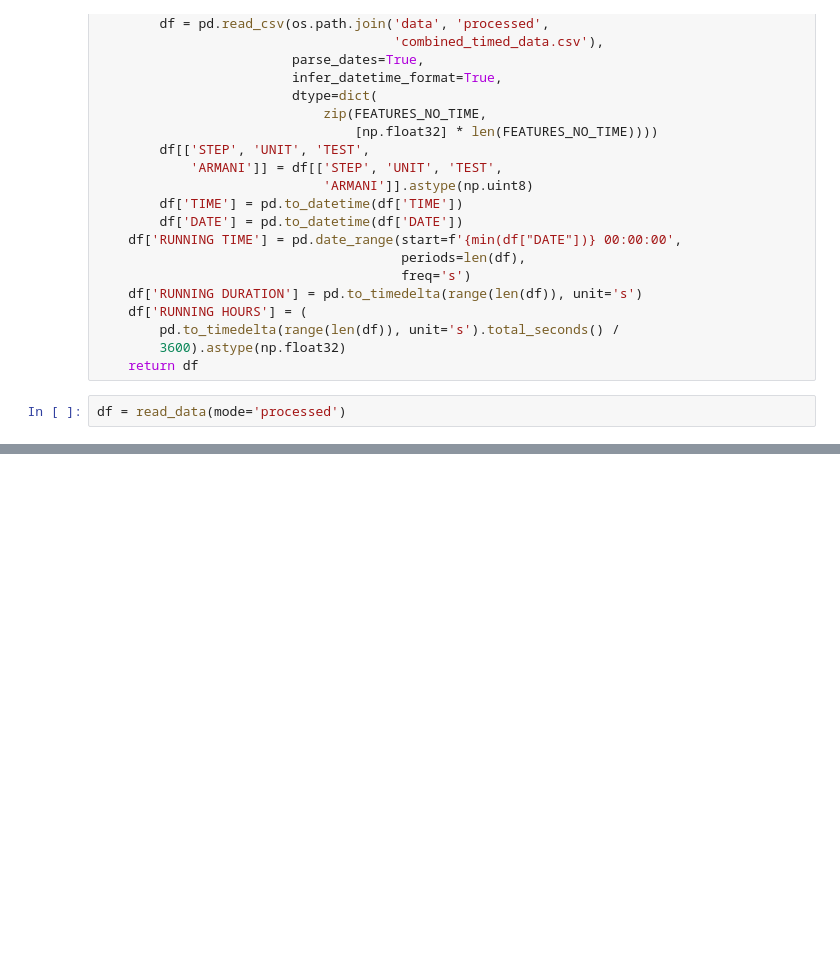
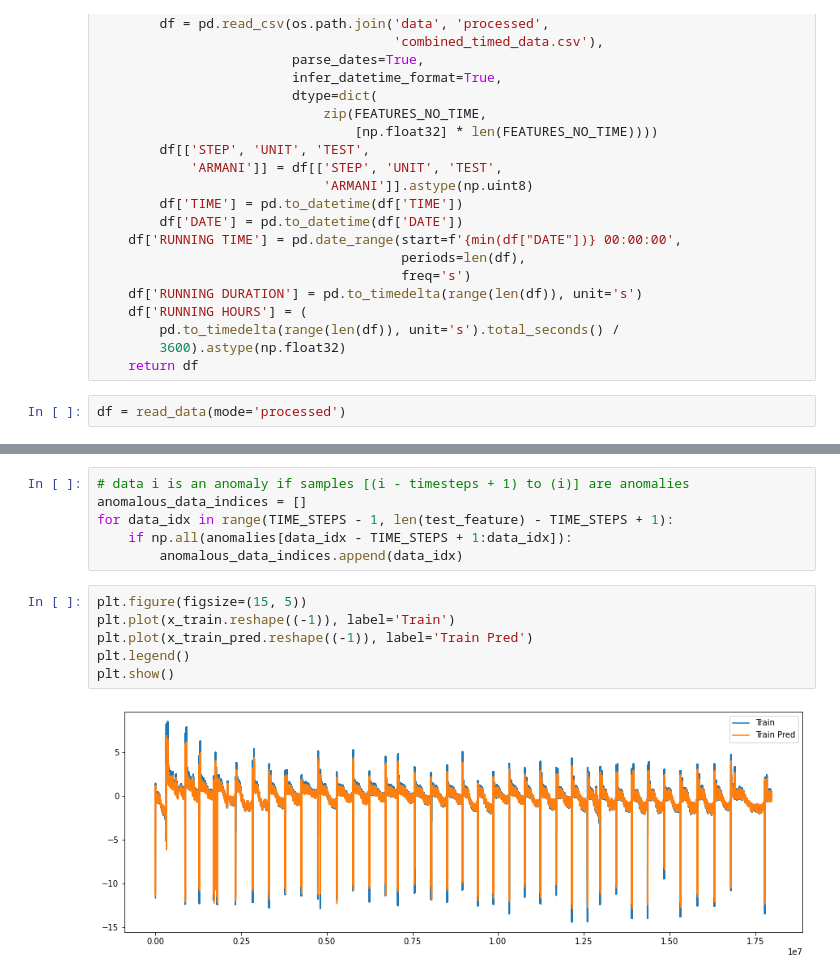
Before and after one commit to ivanokhotnikov/test_rig_serving, a Jupyter notebook: code/notebooks/anomaly_detection.ipynb, the cells around one changed output, grey strips where cells are left out. Cells and saved outputs as stored; diff of their text form; blank space fills up the shorter version.

```diff
--- a/code/notebooks/anomaly_detection.ipynb
+++ b/code/notebooks/anomaly_detection.ipynb
@@ -200,0 +368,14 @@ plt.show()
+# %%
+# data i is an anomaly if samples [(i - timesteps + 1) to (i)] are anomalies
+anomalous_data_indices = []
+for data_idx in range(TIME_STEPS - 1, len(test_feature) - TIME_STEPS + 1):
+    if np.all(anomalies[data_idx - TIME_STEPS + 1:data_idx]):
+        anomalous_data_indices.append(data_idx)
+# %%
+plt.figure(figsize=(15, 5))
+plt.plot(x_train.reshape((-1)), label='Train')
+plt.plot(x_train_pred.reshape((-1)), label='Train Pred')
+plt.legend()
+plt.show()
+# %% [output]
+[figure, added]
```
Also changed, not shown: parts of 33 cells of this notebook, 5 other files.
